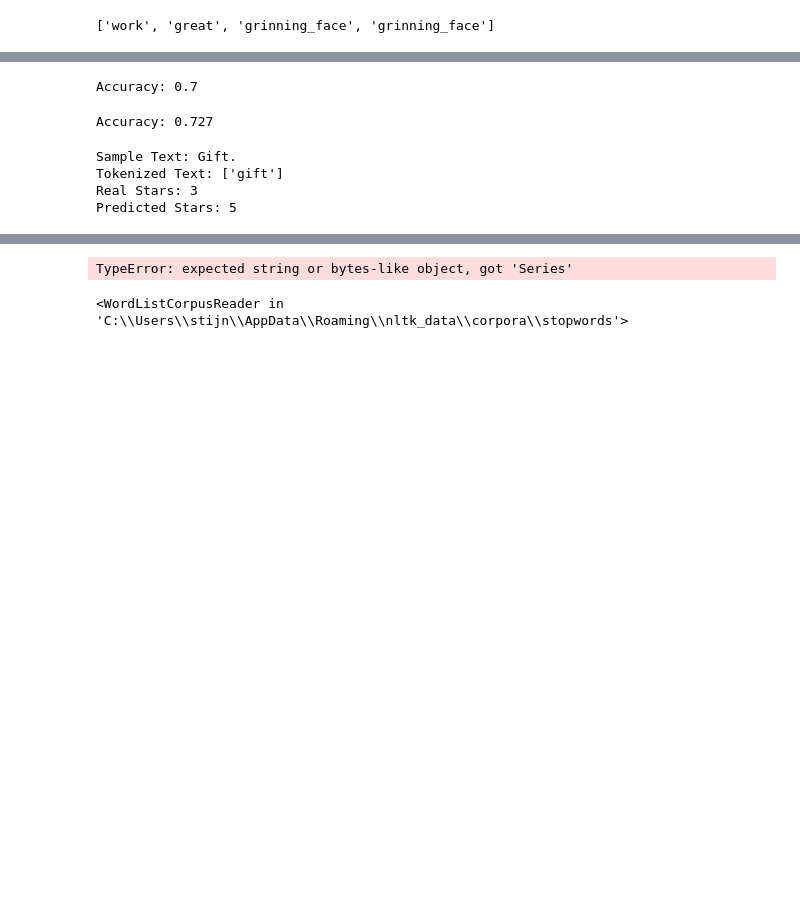
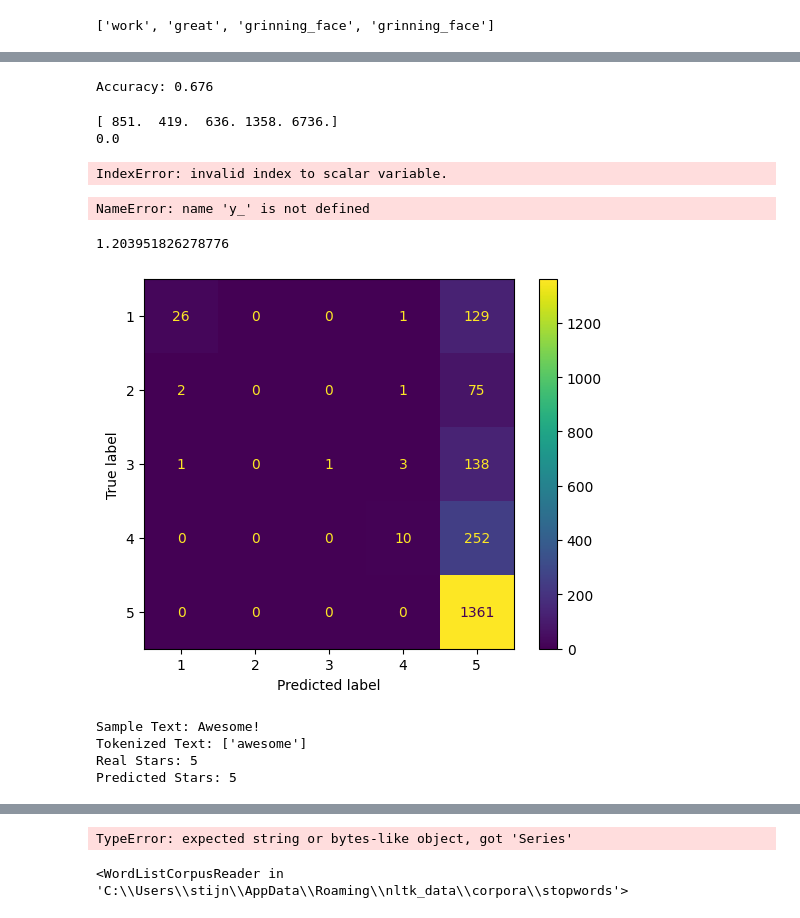
Before and after one commit to Coretteket/dsp, a Jupyter notebook: main.ipynb, the cells around one changed output, grey strips where cells are left out. Cells and saved outputs as stored; diff of their text form; code cells hidden in the pictures; blank space fills up the shorter version.

```diff
--- a/main.ipynb
+++ b/main.ipynb
@@ -87,6 +85,8 @@ get_review_body("R1CKCTN2BXKOBQ")
 # %% [output]
 ['work', 'great', 'grinning_face', 'grinning_face']
 # %%
-trunc = data.sample(10000)
+n = 10000
+trunc = data.sample(n)
+#trunc = data;
 trunc['review_body'].head(10)
 # %% [output]
@@ -146,4 +146,40 @@ predictions = classifier.predict(X_test)
 accuracy = accuracy_score(y_test, predictions)
 print("Accuracy:", accuracy)
 # %% [output]
-Accuracy: 0.7
+Accuracy: 0.676
+# %%
+#Naive Bayes
+
+#Start with five stars
+
+#Number of documents that have the given star
+df_y = np.zeros(5);
+for i in range(5):
+    df_y[i] = np.size(np.where(trunc["star_rating"] == i + 1))
+print(df_y)
+predicted_stars = np.zeros(n);
+df_tf_idf_werkbaar = df_tf_idf.to_numpy()
+df_tf_idf_werkbaar_t = df_tf_idf_werkbaar.T;
+
+for k in range(n):
+    ratings = np.zeros(5);
+    for stars_no in range(5):
+        star_i = np.where(trunc["star_rating"] == stars_no + 1);
+        rating = 1;
+        for word in df_tf_idf_werkbaar_t[k]:
+            print(word)
+            sum = 0;
+            for i in star_i:
+                sum = sum + word[i]
+            p_given_word = (sum + 1) / (df_y[stars_no] + 2)
+            if word == 1:
+                rating = rating * p_given_word
+            else:
+                rating = rating * (1 - p_given_word)
+        ratings[stars_no] = rating;
+    predicted_stars[k] = (np.argmax(ratings) + 1)
+print(predicted_stars)
+# %% [output]
+[ 851.  419.  636. 1358. 6736.]
+0.0
+IndexError: invalid index to scalar variable.
@@ -156,7 +212,8 @@ from imblearn.under_sampling import RandomUnderSampler
 # Assuming X is your TF-IDF matrix and Y is the corresponding star ratings
 
 # Split the data into training and test sets
-X_train, X_test, y_train, y_test = train_test_split(df_tf_idf, trunc["star_rating"], test_size=0.2)
+X_train, X_test, y_train, y_
+test = train_test_split(df_tf_idf, trunc["star_rating"], test_size=0.2)
 
 # undersampler = RandomUnderSampler(sampling_strategy="all")
 # X_train_resampled, y_train_resampled = undersampler.fit_resample(X_train, y_train)
@@ -172,7 +229,23 @@ predictions = model.predict(X_test)
 accuracy = accuracy_score(y_test, predictions)
 print("Accuracy:", accuracy)
 # %% [output]
-Accuracy: 0.727
+NameError: name 'y_' is not defined
+# %%
+from sklearn.metrics import mean_squared_error
+mean_squared_error(y_test, predictions, squared=False)
+# %% [output]
+1.203951826278776
+# %%
+from sklearn.metrics import ConfusionMatrixDisplay
+ConfusionMatrixDisplay.from_estimator(
+    classifier,
+    X_test,
+    y_test
+)
+
+plt.show()
+# %% [output]
+[figure, added]
 # %%
 import random
 
@@ -195,9 +268,9 @@ print("Tokenized Text:", sample_tokenized)
 print("Real Stars:", sample_real_stars)
 print("Predicted Stars:", sample_predicted_stars)
 # %% [output]
-Sample Text: Gift.
-Tokenized Text: ['gift']
-Real Stars: 3
+Sample Text: Awesome!
+Tokenized Text: ['awesome']
+Real Stars: 5
 Predicted Stars: 5
 # %%
 import matplotlib.pyplot as plt
```
Also changed, not shown: parts of 6 cells of this notebook.
